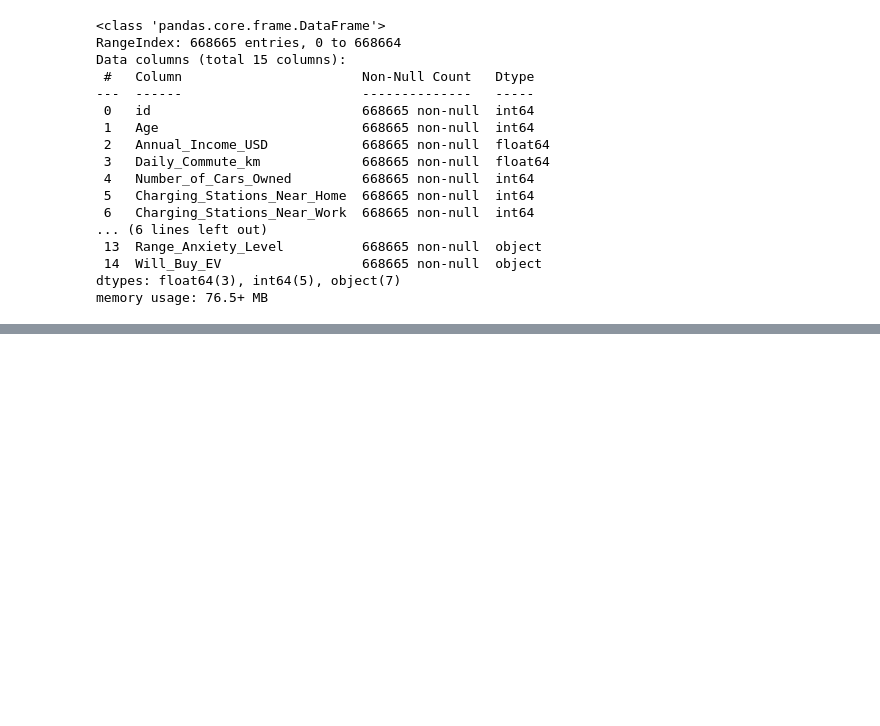
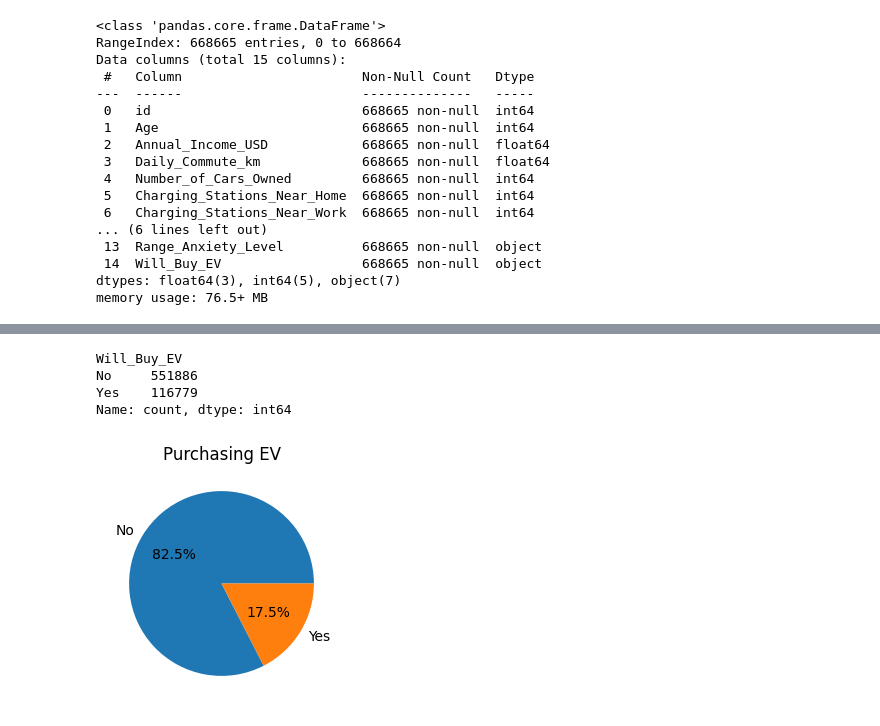
Before and after one commit to anushka3690/Predicting-Electric-Vehicle-Purchases, a Jupyter notebook: notebook/model1.ipynb, the cells around one changed output, grey strips where cells are left out. Drawn from its saved outputs; the diff is of its cells as text; code cells hidden in the pictures; blank space fills up the shorter version.

```diff
--- a/notebook/model1.ipynb
+++ b/notebook/model1.ipynb
@@ -49,0 +64,17 @@ target_col = df["Will_Buy_EV"]
+# %%
+target_counts = target_col.value_counts().sort_index()
+target_counts
+# %% [output]
+Will_Buy_EV
+No     551886
+Yes    116779
+Name: count, dtype: int64
+# %%
+plt.figure(figsize=(6, 3))
+
+plt.pie(target_counts.values, labels=['No', 'Yes'], autopct='%1.1f%%')
+
+plt.title('Purchasing EV')
+plt.show()
+# %% [output]
+[figure, added]
```
Also changed, not shown: parts of 8 cells of this notebook.
